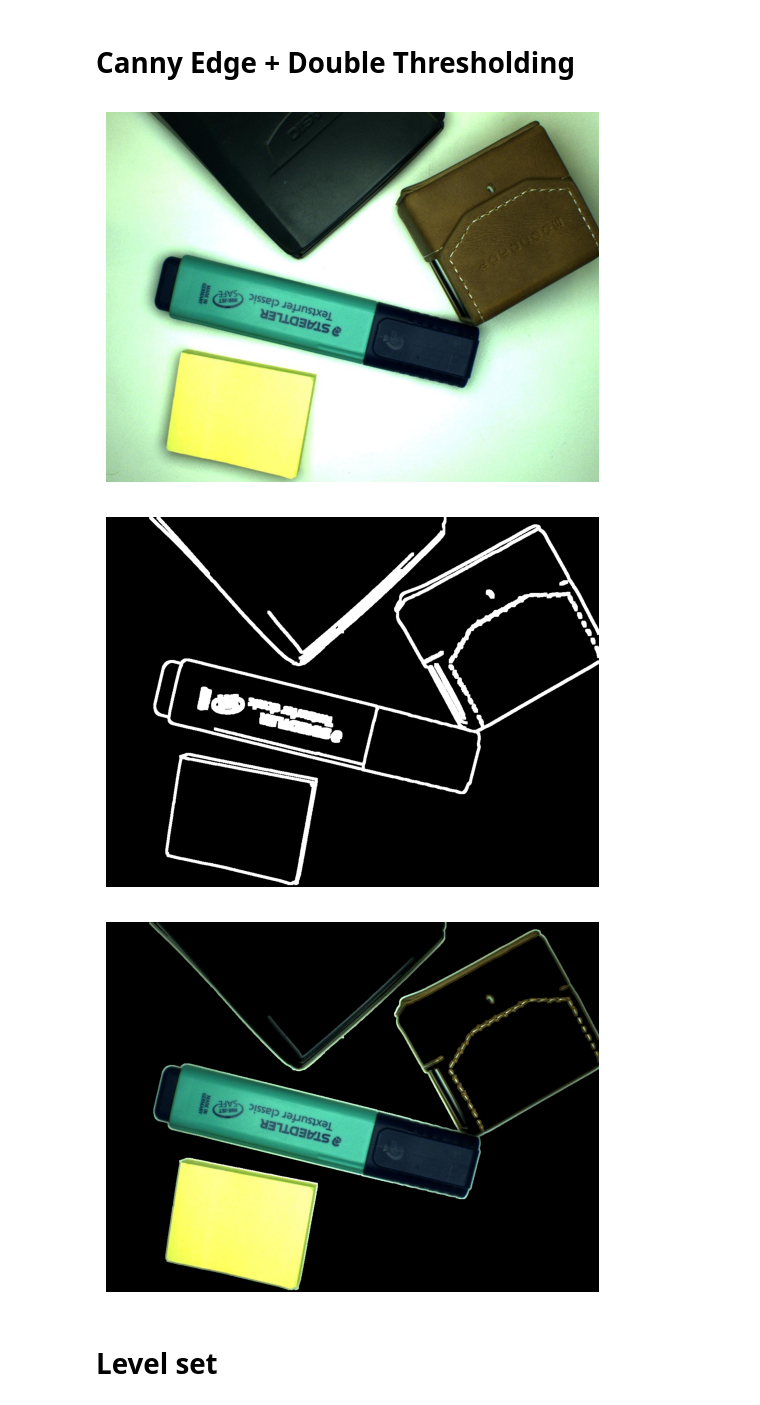
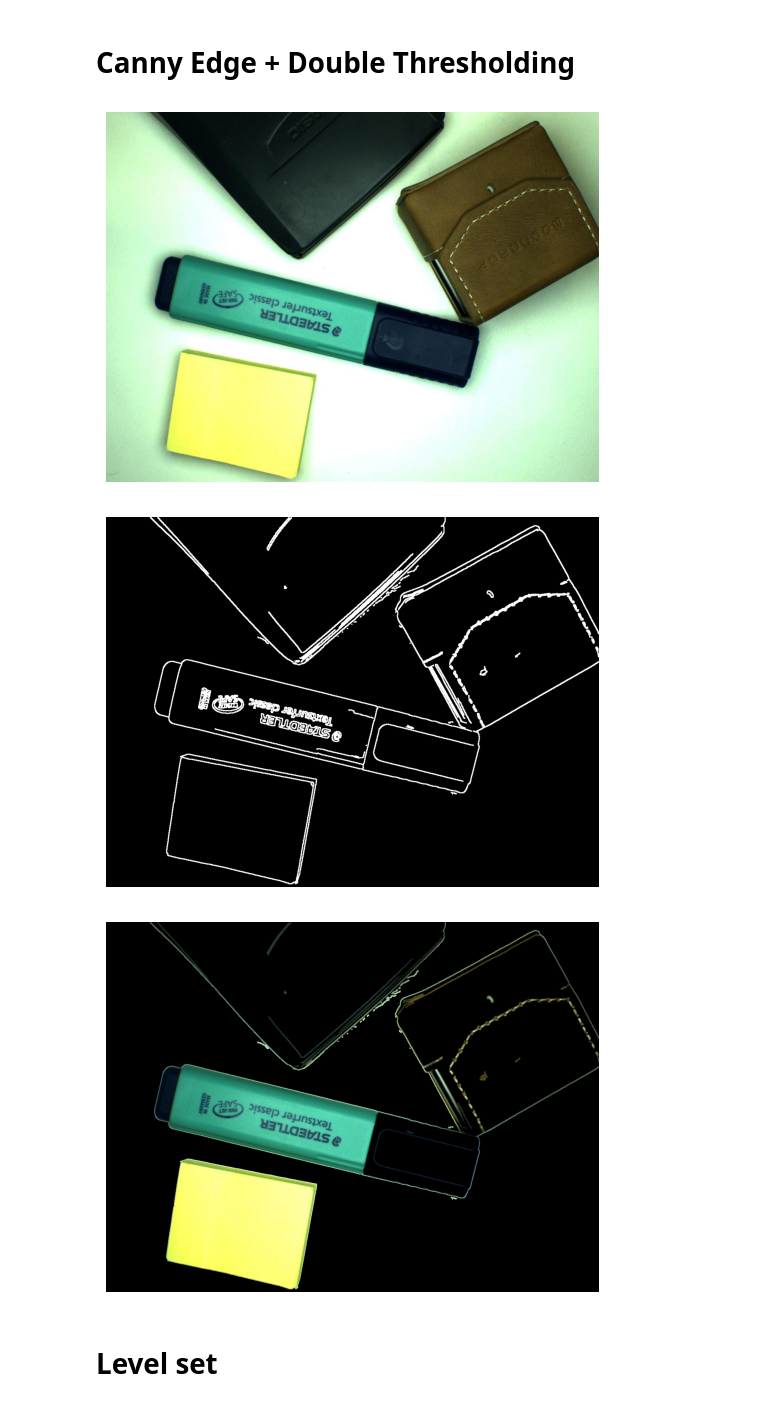
Before and after one commit to Leejames2305/MachineVisionLab, a Jupyter notebook: Lab 2.ipynb, the cells around one changed output. Saved outputs shown, nothing was run; the diff lists cells and outputs as text; code cells hidden in the pictures.

```diff
--- a/Lab 2.ipynb
+++ b/Lab 2.ipynb
@@ -178,36 +178,36 @@ gray_image_cv2 = cv2.cvtColor(image_cv2, cv2.COLOR_BGR2GRAY)
 plt.imshow(image_cv2)
 plt.axis('off')
 plt.show()
 
 # 1 - Gaussian Filtering
 gray_image_cv2 = cv2.GaussianBlur(gray_image_cv2, (5, 5), 0)
 
 # 2 - Cannny Edge Detection
-edges = cv2.Canny(gray_image_cv2, 50, 150)
-kernel = np.ones((7, 7), np.uint8)  # Thickening of edges, VERY IMPORTANT
+edges = cv2.Canny(gray_image_cv2, 50, 100)
+kernel = np.ones((3, 3), np.uint8)  # Thickening of edges, VERY IMPORTANT
 edges = cv2.dilate(edges, kernel, iterations=1)
 
 plt.imshow(edges, cmap='gray')
 plt.axis('off')
 plt.show()
 
 # 3 - Contours
 filled_mask = np.zeros_like(gray_image_cv2)
 contours, _ = cv2.findContours(edges, cv2.RETR_EXTERNAL, cv2.CHAIN_APPROX_SIMPLE)
 
 # 4 - Draw Contours
 cv2.drawContours(filled_mask, contours, -1, 255, thickness=cv2.FILLED)
 
 # 5 - Extract object
 object_segmented = np.zeros_like(image_cv2)
 object_segmented[filled_mask == 255] = image_cv2[filled_mask == 255]
 
 plt.imshow(object_segmented)
 plt.axis('off')
 plt.show()
 # %% [output]
 [figure]
-[figure, old version]
+[figure, new version]
-[figure, old version]
+[figure, new version]
 # %% [markdown]
 # Level set
```
